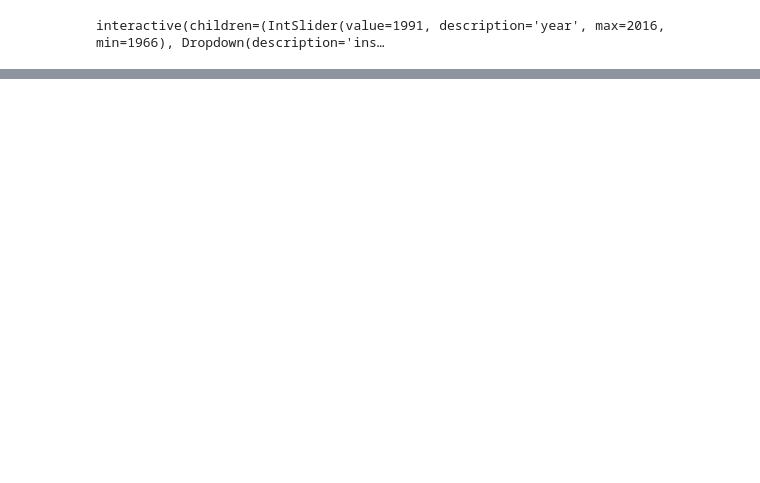
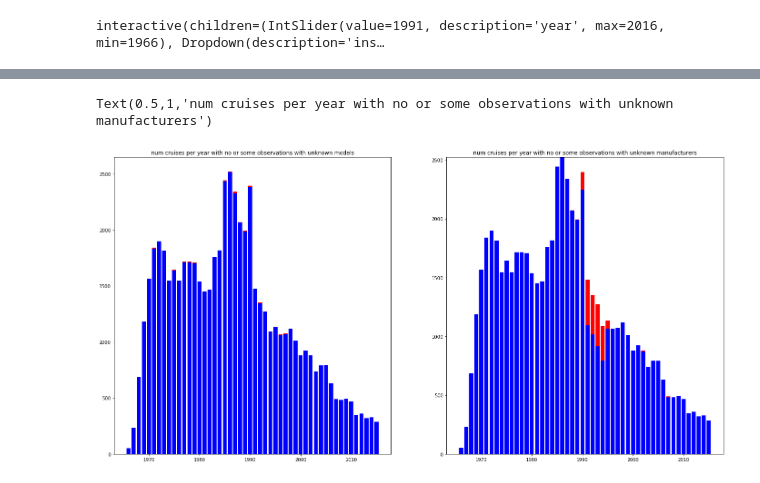
Before and after one commit to MetOffice/XBTs_classification, a Jupyter notebook: dataexploration/xbt_data_exploration.ipynb, the cells around one changed output, grey strips where cells are left out. Drawn from its saved outputs; the diff is of its cells as text; code cells hidden in the pictures; blank space fills up the shorter version.

```diff
--- a/dataexploration/xbt_data_exploration.ipynb
+++ b/dataexploration/xbt_data_exploration.ipynb
@@ -70,0 +132,27 @@ xbt_year.filter_obs('labelled','unlabelled').xbt_df
+# %%
+unknown_model_years = []
+unknown_manufacturer_years = []
+num_cruises = []
+num_all_known_model = []
+num_all_known_manufacturer = []
+for year in range(*DATA_YEAR_RANGE):
+    cs, nu_model, nu_manufacturer = xbt_full_dataset.filter_obs('year', year).get_cruise_stats()
+    num_cruises += [len(cs)]
+    unknown_model_years += [nu_model]
+    num_all_known_model += [len(cs) - nu_model]
+    unknown_manufacturer_years += [nu_manufacturer]
+    num_all_known_manufacturer += [len(cs) - nu_manufacturer]
+# %%
+figure_name = f'xbt_cruises_unknowns'
+current_figure = matplotlib.pyplot.figure(figure_name, figsize=(24,12))
+current_axes = current_figure.add_subplot(121)
+current_axes.bar(range(*DATA_YEAR_RANGE), num_all_known_model, color='b')
+current_axes.bar(range(*DATA_YEAR_RANGE), unknown_model_years, bottom=num_all_known_model, color='r')
+current_axes.set_title('num cruises per year with no or some observations with unknown models')
+current_axes = current_figure.add_subplot(122)
+current_axes.bar(range(*DATA_YEAR_RANGE), num_all_known_manufacturer, color='b')
+current_axes.bar(range(*DATA_YEAR_RANGE), unknown_manufacturer_years, bottom=num_all_known_manufacturer, color='r')
+current_axes.set_title('num cruises per year with no or some observations with unknown manufacturers')
+# %% [output]
+Text(0.5,1,'num cruises per year with no or some observations with unknown manufacturers')
+[figure, added]
```
Also changed, not shown: parts of 20 cells of this notebook, 1 other file.
